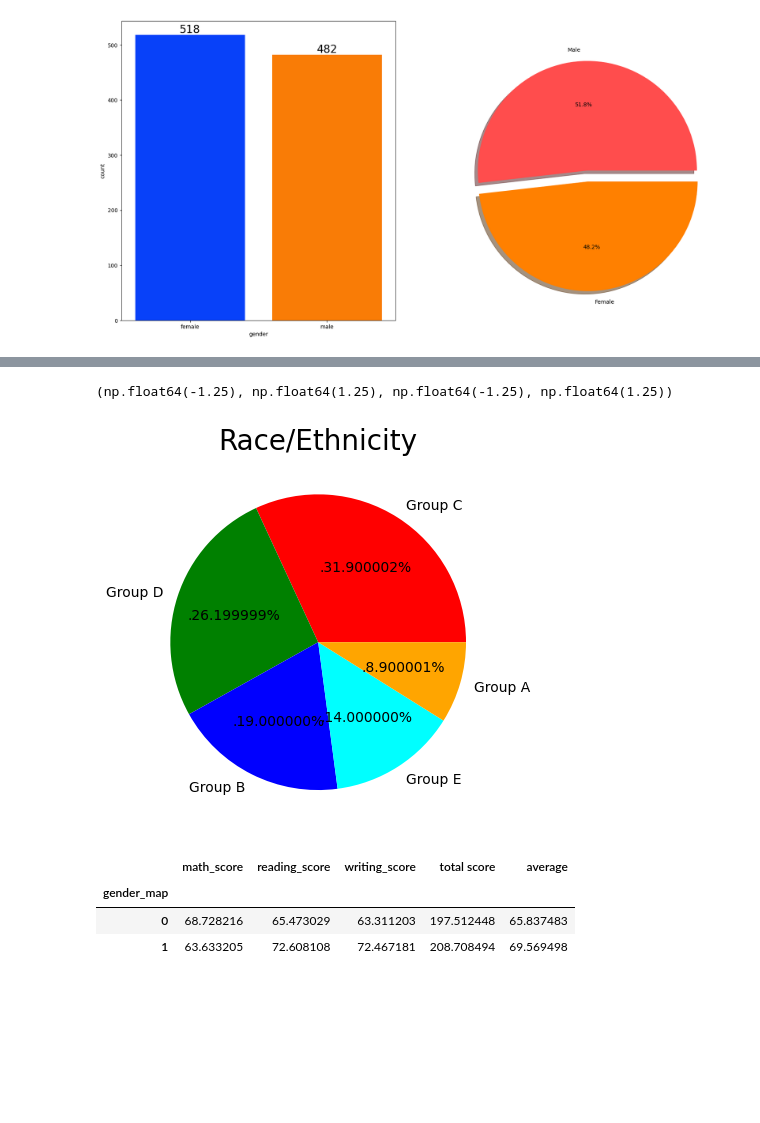
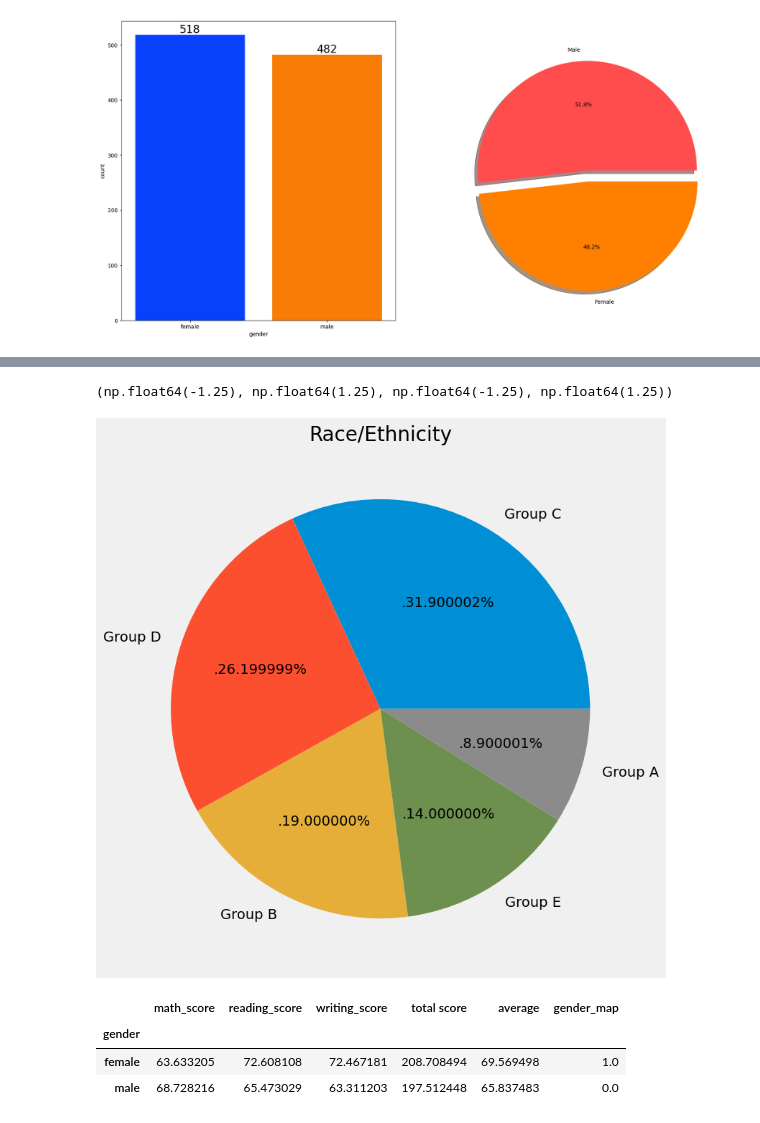
Before and after one commit to ayajnik/student-performance, a Jupyter notebook: notebooks/EDA_student_performance.ipynb, the cells around one changed output, grey strips where cells are left out. Drawn from its saved outputs; the diff is of its cells as text; code cells hidden in the pictures; blank space fills up the shorter version.

```diff
--- a/notebooks/EDA_student_performance.ipynb
+++ b/notebooks/EDA_student_performance.ipynb
@@ -101,22 +110,22 @@ plt.show()
 # %%
 
 size = df['race_ethnicity'].value_counts()
 labels = 'Group C', 'Group D','Group B','Group E','Group A'
-color = ['red', 'green', 'blue', 'cyan','orange']
+#color = ['red', 'green', 'blue', 'cyan','orange']
 
-plt.pie(size, colors = color,labels = labels,autopct = '.%2f%%')
+plt.pie(size,labels = labels,autopct = '.%2f%%')
 plt.title('Race/Ethnicity', fontsize = 20)
-plt.axis('on')
+plt.axis('off')
 # %% [output]
 (np.float64(-1.25), np.float64(1.25), np.float64(-1.25), np.float64(1.25))
-[figure, old version]
+[figure, new version]
 # %%
 df['gender_map'] = df['gender'].map({"male":0,"female":1})
 # %%
-gender_group_mean = df.groupby('gender_map').mean(numeric_only=True)
+gender_group_mean = df.groupby('gender').mean(numeric_only=True)
 gender_group_mean
 # %% [output]
-|  | math_score | reading_score | writing_score | total score | average |
-| gender_map |  |  |  |  |  |
-| 0 | 68.728216 | 65.473029 | 63.311203 | 197.512448 | 65.837483 |
-| 1 | 63.633205 | 72.608108 | 72.467181 | 208.708494 | 69.569498 |
+|  | math_score | reading_score | writing_score | total score | average | gender_map |
+| gender |  |  |  |  |  |  |
+| female | 63.633205 | 72.608108 | 72.467181 | 208.708494 | 69.569498 | 1.0 |
+| male | 68.728216 | 65.473029 | 63.311203 | 197.512448 | 65.837483 | 0.0 |
```
Also changed, not shown: parts of 7 cells of this notebook, 1 other file.
